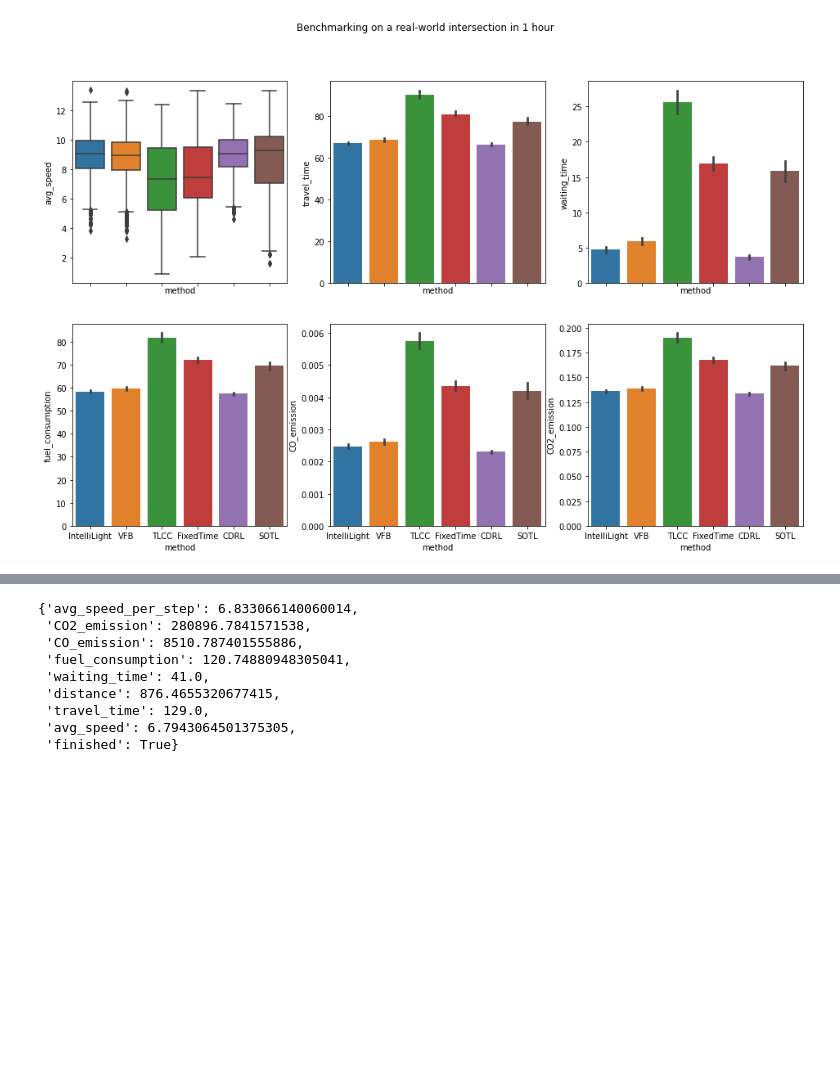
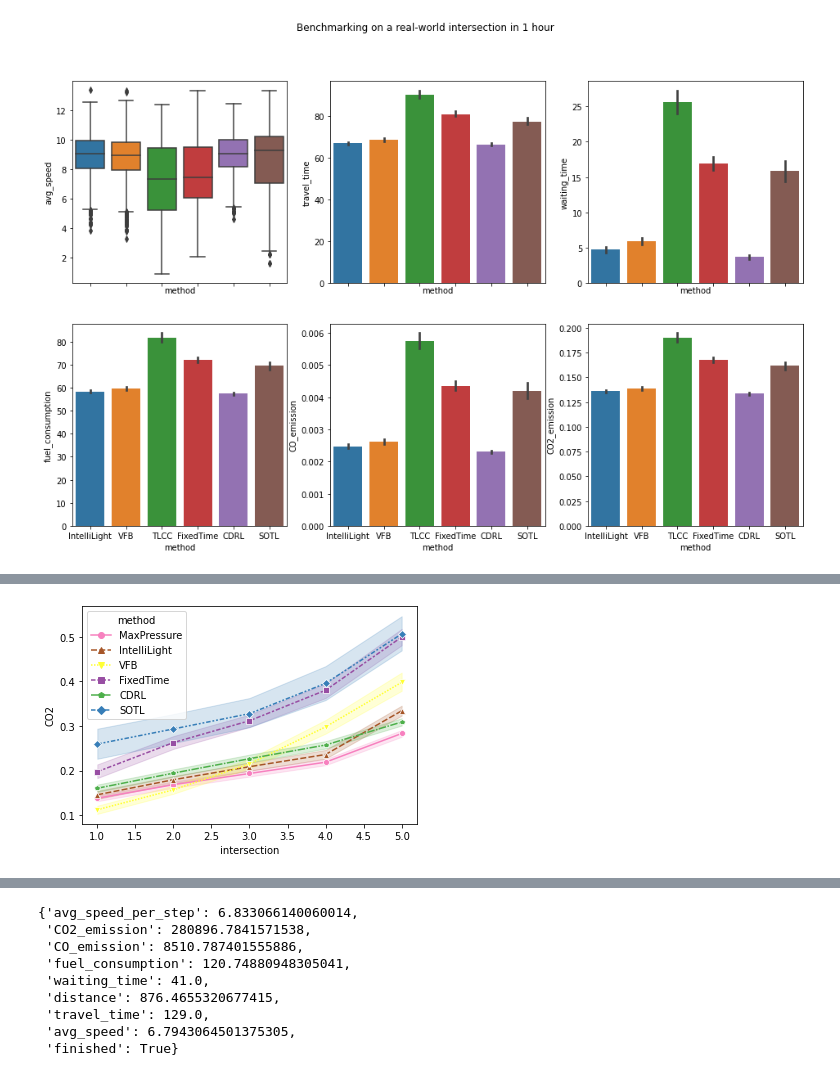
Before and after one commit to Laysest/tslib, a Jupyter notebook: log/final/visualization.ipynb, the cells around one changed output, grey strips where cells are left out. Saved outputs shown, nothing was run; the diff lists cells and outputs as text; code cells hidden in the pictures; blank space fills up the shorter version.

```diff
--- a/log/final/visualization.ipynb
+++ b/log/final/visualization.ipynb
@@ -95,0 +169,3 @@ for method in os.listdir("./atlanta/"):
+# %%
+routes = [veh['route'] for veh in final_log['CDRL']['veh_logs']]
+routes = set(list(routes))
@@ -95,0 +189,38 @@ for method in os.listdir("./atlanta/"):
+# %%
+data = pd.DataFrame(columns=['id', 'intersection', 'method', 'time_step', 'fuel', 'CO2'])
+num_vehs = [0]*8
+for method in os.listdir("./atlanta/"):
+    print(method)
+    for veh in final_log[method]['veh_logs']:
+        check_points = fix_route(veh['route'])
+        if len(check_points) != 6:
+            continue
+        check_point_idx = 1
+        accumulated_fuel = 0
+        accumulated_CO2 = 0
+        step_time = 0.0
+        for k, log in veh['detail_log'].items():
+            if log['lane'][:-2] == check_points[check_point_idx]:
+                data = data.append({
+                    'id': veh['id'],
+                    'intersection': check_point_idx,
+                    'method': method,
+                    'time_step': step_time,
+                    'fuel': accumulated_fuel,
+                    'CO2': accumulated_CO2,
+                }, ignore_index=True)
+                check_point_idx += 1
+                if (check_point_idx >= len(check_points)):
+                    break
+            accumulated_fuel += log['fuel_consumption'] / 1000
+            accumulated_CO2 += log['CO2_emission'] / 1000000
+            step_time += 1
+#         if check_point_idx == 1:
+#             data = data.append({
+#                     'id': veh['id'],
+#                     'intersection': check_point_idx - 1,
+#                     'method': method,
+#                     'time': time,
+#                     'fuel': accumulated_fuel,
+#                     'CO2': accumulated_CO2
+#                 }, ignore_index=True)
@@ -95,0 +235,6 @@ for method in os.listdir("./atlanta/"):
+# %%
+df = data[data.method != 'TLCC']
+sns.lineplot(data=df, x="intersection", y='CO2', hue="method", style="method", markers=["o", "^", "v", "s", "p", "D"], palette='Set1_r')
+tikzplotlib.save("test.tex")
+# %% [output]
+[figure, added]
```
Also changed, not shown: parts of 31 cells of this notebook, 13 other files.
